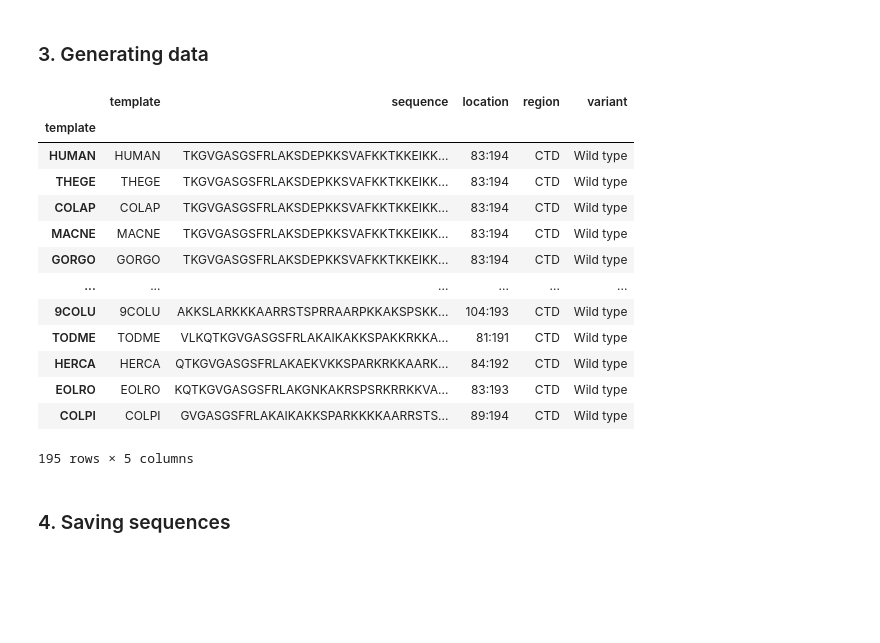
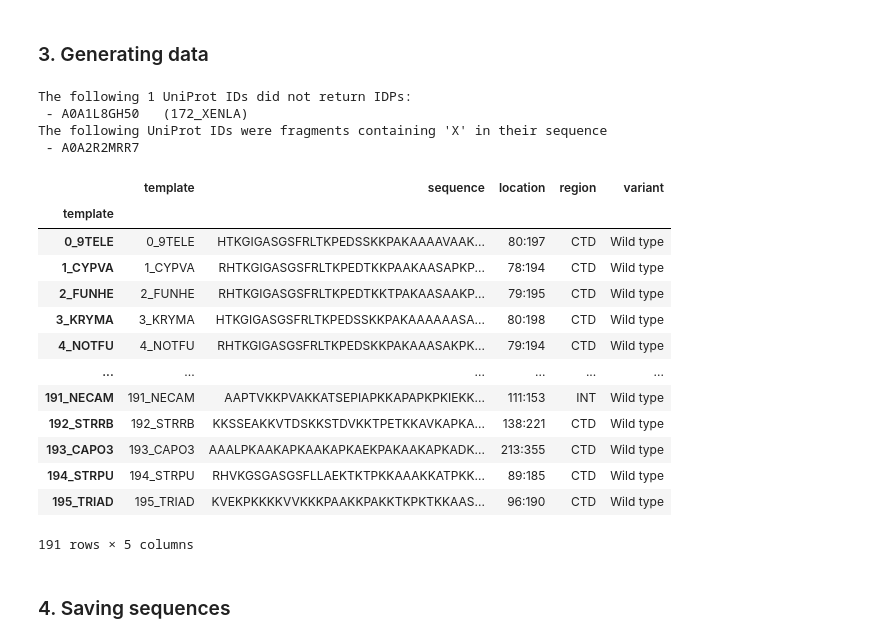
Before and after one commit to frederikespersen/OrthoIDP, a Jupyter notebook: Data.ipynb, the cells around one changed output. Cells and saved outputs as stored; diff of their text form; code cells hidden in the pictures; blank space fills up the shorter version.

```diff
--- a/Data.ipynb
+++ b/Data.ipynb
@@ -84,8 +163,5 @@ metadata
 # %% [markdown]
 #### 4. Format custom protein IDs _(Optional)_
 # %%
-# Setting IDs as UniProt protein name species suffix
-if experiment == 'ortho':
-    metadata['templates'] = {record['name'].split('_')[1]: record for record in metadata['templates'].values()}
-
-metadata['templates'].keys()
+# Setting IDs from UniProt name
+templates = {record['name'].split('_')[1]: record for record in metadata['templates'].values()}
@@ -93,0 +168,3 @@ dict_keys(['HUMAN', 'THEGE', 'COLAP', 'MACNE', 'GORGO', 'MANLE', '9PRIM', 'PANPA
+# %%
+# Setting IDs from integer range and UniProt name
+templates = {str(i) + '_' + record['name'].split('_')[1]: record for record, i in zip(metadata['templates'].values(), range(len(metadata['templates'])))}
@@ -94,3 +178,9 @@ dict_keys(['HUMAN', 'THEGE', 'COLAP', 'MACNE', 'GORGO', 'MANLE', '9PRIM', 'PANPA
+# %%
+# Assigning keys
+# Checking that new keys are unique
+assert len(metadata['templates']) == len(templates), "IDs are not unique!"
+
+metadata['templates'] = templates
 # %% [markdown]
 #### 5. Saving metadata
 # %%
@@ -149,7 +237,7 @@ histone H5                                                  1
 Name: description, dtype: int64
 # %%
 # Setting description requirements
-required  = ['H1', 'H5' ]
+required  = ['H1', 'h1', 'H5', 'h5']
 # %%
 # Filtering off
 filtered = templates[templates.apply(lambda row: max([req in row['description'] for req in required]), axis=1)]
@@ -208,45 +295,56 @@ not_IDP = []
 for id, fields in tqdm(metadata['templates'].items()):
     try:
         seq, loc, reg = process_data.get_protein_idr(uniprot_id=fields['uniprot_id'], i_idr=0, length_order=True)
     except ValueError:
         not_IDP.append((id, fields['uniprot_id']))
         continue
     proteins.append({'template': id, 'sequence': seq, 'location': loc, 'region': reg})
 if not_IDP:
     print(f"The following {len(not_IDP)} UniProt IDs did not return IDPs:")
     print(*[f" - {uid}\t({id})" for id, uid in not_IDP], sep='\n')
 data = pd.DataFrame(proteins)
 
+# Removing fragment sequences (contains amino acid 'X')
+fragments = data[data['sequence'].str.contains('X')]
+if len(fragments) > 0:
+    print("The following UniProt IDs were fragments containing 'X' in their sequence")
+    print(*[f" - {metadata['templates'][i]['uniprot_id']}" for i in fragments['template']],sep='\n')
+data = data[~data['sequence'].str.contains('X')]
+
 # Expanding dataframe to include all variants
 data['variant'] = [variants]*len(data)
 if type(variants) == list:
     data = data.explode('variant')
     data.index = data['template'] + '_' + data['variant'].str.upper()
 else:
     data.index = data['template']
 
 # Generating variant sequence
 data['sequence'] = data.apply(lambda row: process_data.generate_variant(row['sequence'], row['variant']), axis=1)
 
 # Setting variant description
 data['variant'] = data.apply(lambda row: process_data.variant_types[row['variant']]['name'], axis=1)
 
 data
 # %% [output]
+The following 1 UniProt IDs did not return IDPs:
+ - A0A1L8GH50   (172_XENLA)
+The following UniProt IDs were fragments containing 'X' in their sequence
+ - A0A2R2MRR7
 |  | template | sequence | location | region | variant |
 | template |  |  |  |  |  |
-| HUMAN | HUMAN | TKGVGASGSFRLAKSDEPKKSVAFKKTKKEIKK... | 83:194 | CTD | Wild type |
-| THEGE | THEGE | TKGVGASGSFRLAKSDEPKKSVAFKKTKKEIKK... | 83:194 | CTD | Wild type |
-| COLAP | COLAP | TKGVGASGSFRLAKSDEPKKSVAFKKTKKEIKK... | 83:194 | CTD | Wild type |
-| MACNE | MACNE | TKGVGASGSFRLAKSDEPKKSVAFKKTKKEIKK... | 83:194 | CTD | Wild type |
-| GORGO | GORGO | TKGVGASGSFRLAKSDEPKKSVAFKKTKKEIKK... | 83:194 | CTD | Wild type |
+| 0_9TELE | 0_9TELE | HTKGIGASGSFRLTKPEDSSKKPAKAAAAVAAK... | 80:197 | CTD | Wild type |
+| 1_CYPVA | 1_CYPVA | RHTKGIGASGSFRLTKPEDTKKPAAKAASAPKP... | 78:194 | CTD | Wild type |
+| 2_FUNHE | 2_FUNHE | RHTKGIGASGSFRLTKPEDTKKTPAKAASAAKP... | 79:195 | CTD | Wild type |
+| 3_KRYMA | 3_KRYMA | HTKGIGASGSFRLTKPEDSSKKPAKAAAAAASA... | 80:198 | CTD | Wild type |
+| 4_NOTFU | 4_NOTFU | RHTKGIGASGSFRLTKPEDSKKPAKAAASAKPK... | 79:194 | CTD | Wild type |
 | ... | ... | ... | ... | ... | ... |
-| 9COLU | 9COLU | AKKSLARKKKAARRSTSPRRAARPKKAKSPSKK... | 104:193 | CTD | Wild type |
-| TODME | TODME | VLKQTKGVGASGSFRLAKAIKAKKSPAKKRKKA... | 81:191 | CTD | Wild type |
-| HERCA | HERCA | QTKGVGASGSFRLAKAEKVKKSPARKRKKAARK... | 84:192 | CTD | Wild type |
-| EOLRO | EOLRO | KQTKGVGASGSFRLAKGNKAKRSPSRKRRKKVA... | 83:193 | CTD | Wild type |
-| COLPI | COLPI | GVGASGSFRLAKAIKAKKSPARKKKKAARRSTS... | 89:194 | CTD | Wild type |
+| 191_NECAM | 191_NECAM | AAPTVKKPVAKKATSEPIAPKKAPAPKPKIEKK... | 111:153 | INT | Wild type |
+| 192_STRRB | 192_STRRB | KKSSEAKKVTDSKKSTDVKKTPETKKAVKAPKA... | 138:221 | CTD | Wild type |
+| 193_CAPO3 | 193_CAPO3 | AAALPKAAKAPKAAKAPKAEKPAKAAKAPKADK... | 213:355 | CTD | Wild type |
+| 194_STRPU | 194_STRPU | RHVKGSGASGSFLLAEKTKTPKKAAAKKATPKK... | 89:185 | CTD | Wild type |
+| 195_TRIAD | 195_TRIAD | KVEKPKKKKVVKKKPAAKKPAKKTKPKTKKAAS... | 96:190 | CTD | Wild type |
-195 rows × 5 columns
+191 rows × 5 columns
 # %% [markdown]
 ### 4. Saving sequences
 # %%
```
Also changed, not shown: parts of 16 cells of this notebook, 3 other files.
